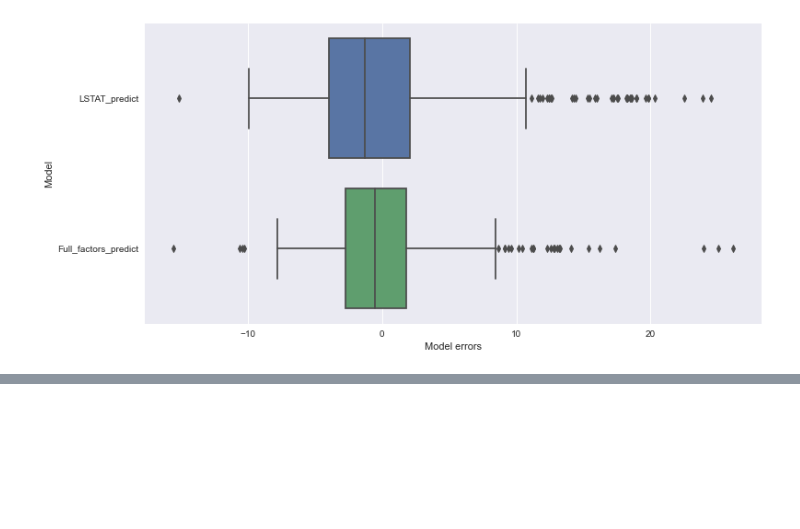
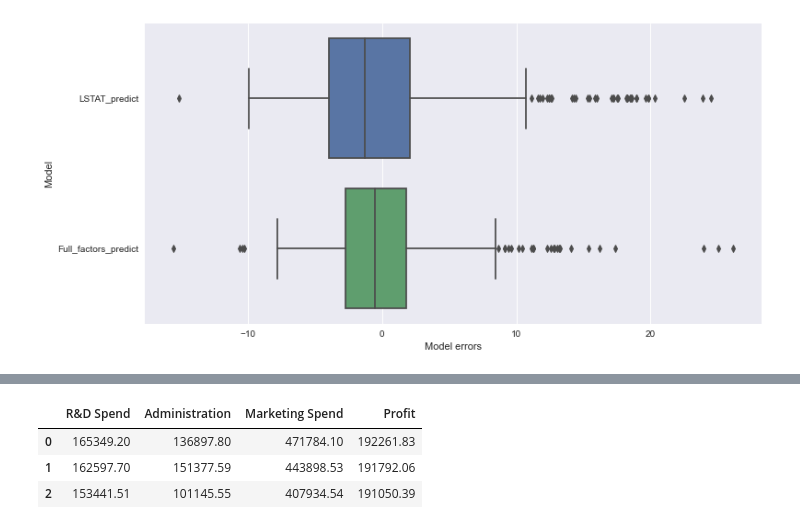
Before and after one commit to demuramax/SF-DS, a Jupyter notebook: ML/ml_linear_regression.ipynb, the cells around one changed output, grey strips where cells are left out. Drawn from its saved outputs; the diff is of its cells as text; code cells hidden in the pictures; blank space fills up the shorter version.

```diff
--- a/ML/ml_linear_regression.ipynb
+++ b/ML/ml_linear_regression.ipynb
@@ -219,0 +250,8 @@ ax.set_ylabel('Model'); #название оси ординат
+# %%
+df = df50.drop('State', axis=1)
+df.head(3)
+# %% [output]
+|  | R&D Spend | Administration | Marketing Spend | Profit |
+| 0 | 165349.20 | 136897.80 | 471784.10 | 192261.83 |
+| 1 | 162597.70 | 151377.59 | 443898.53 | 191792.06 |
+| 2 | 153441.51 | 101145.55 | 407934.54 | 191050.39 |
```
Also changed, not shown: parts of 6 cells of this notebook.
